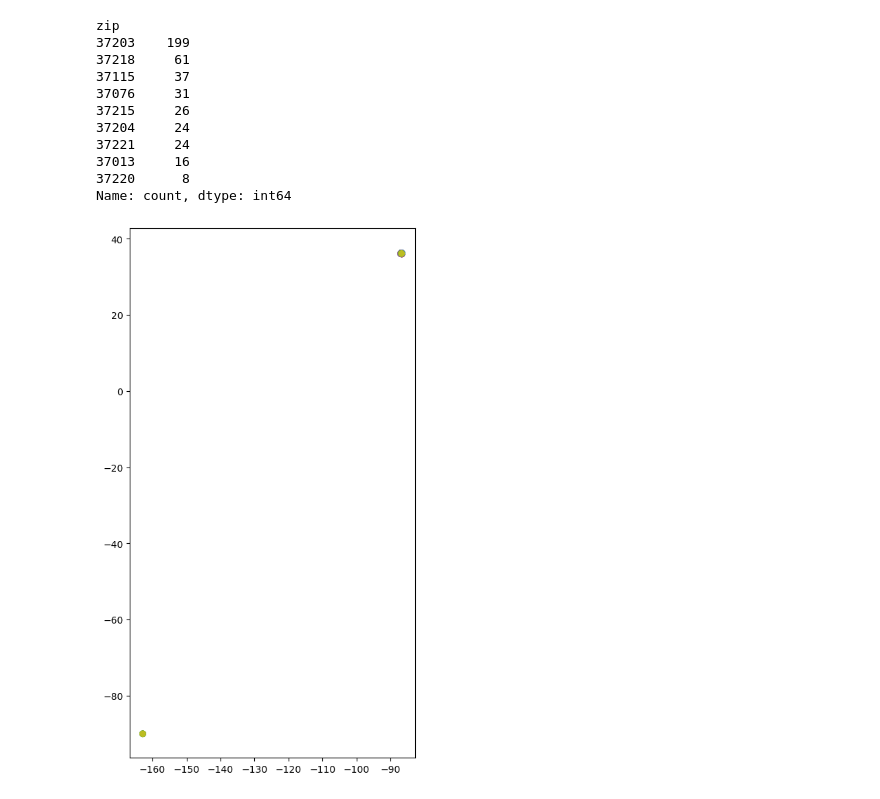
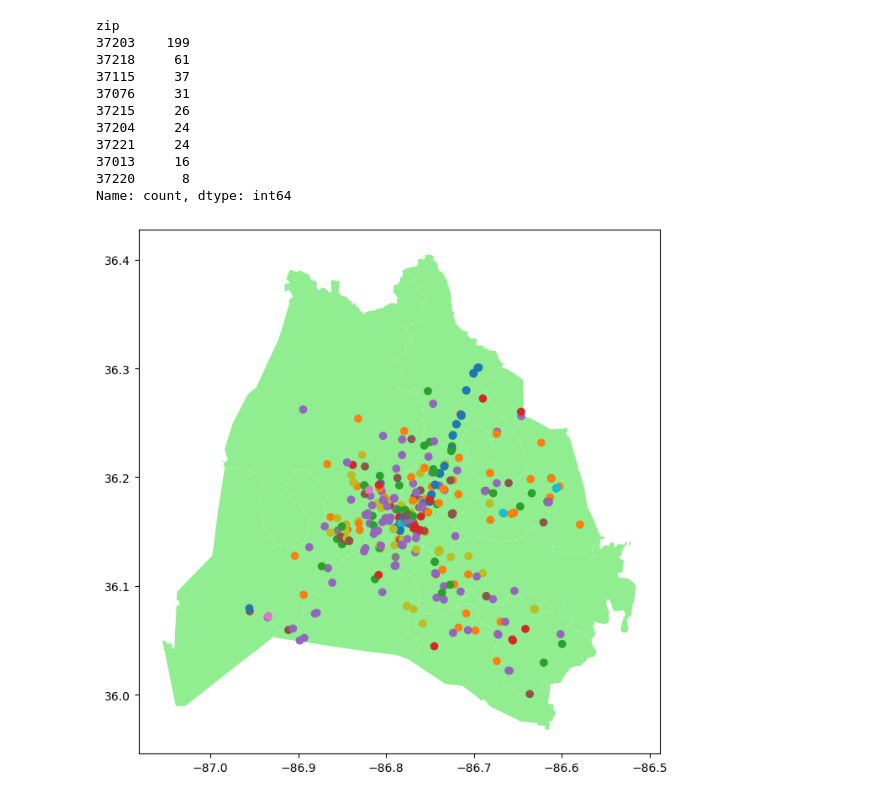
Before and after one commit to Jerspen175/geospatial-python-workshop-Jerspen175, a Jupyter notebook: notebooks/geospatial_fun.ipynb, the cells around one changed output. Saved outputs shown, nothing was run; the diff lists cells and outputs as text; code cells hidden in the pictures.

```diff
--- a/notebooks/geospatial_fun.ipynb
+++ b/notebooks/geospatial_fun.ipynb
@@ -100,7 +100,7 @@ zip
 Name: count, dtype: int64
 # %%
 ax = school_districts.plot(figsize = (8, 10), color = 'lightgreen')
-bike_geo.plot( ax = ax, column = 'location');
+rack_in_schoolzone.plot( ax = ax, column = 'location');
 plt.show();
 # %% [output]
-[figure, old version]
+[figure, new version]
```
